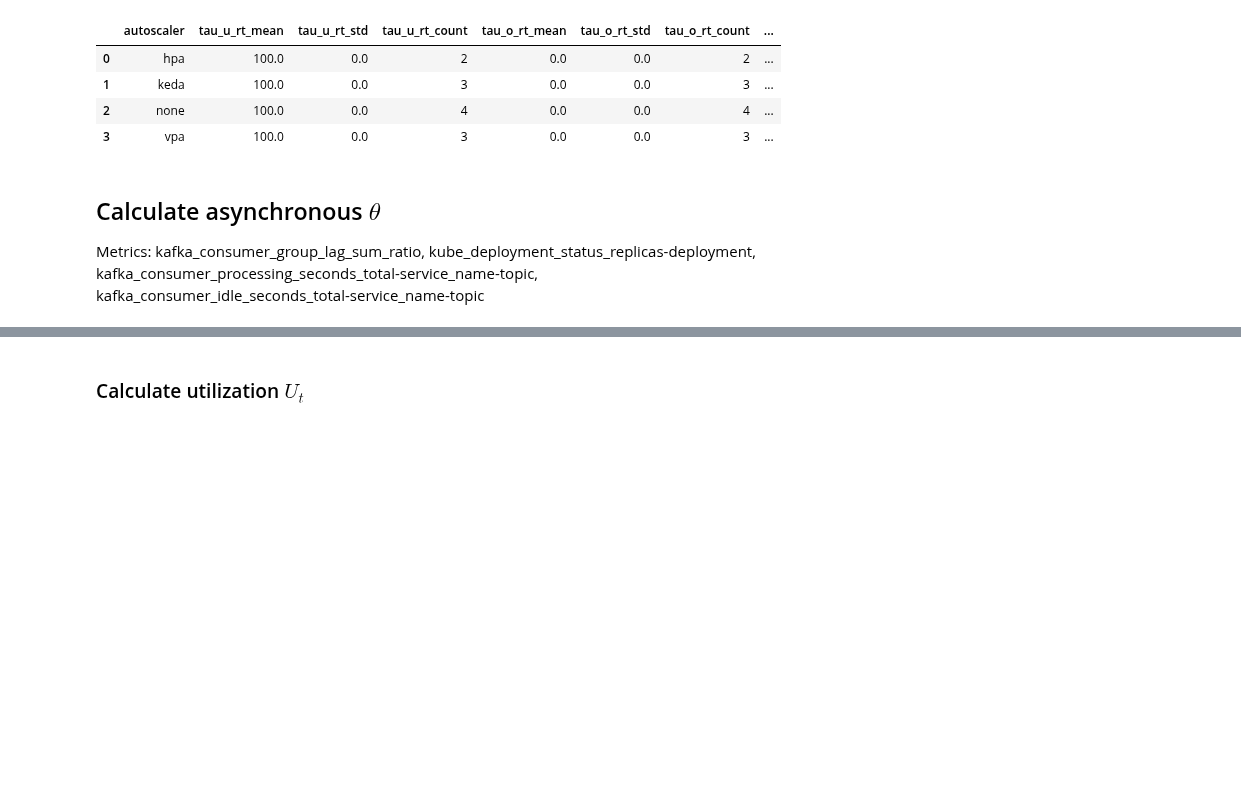
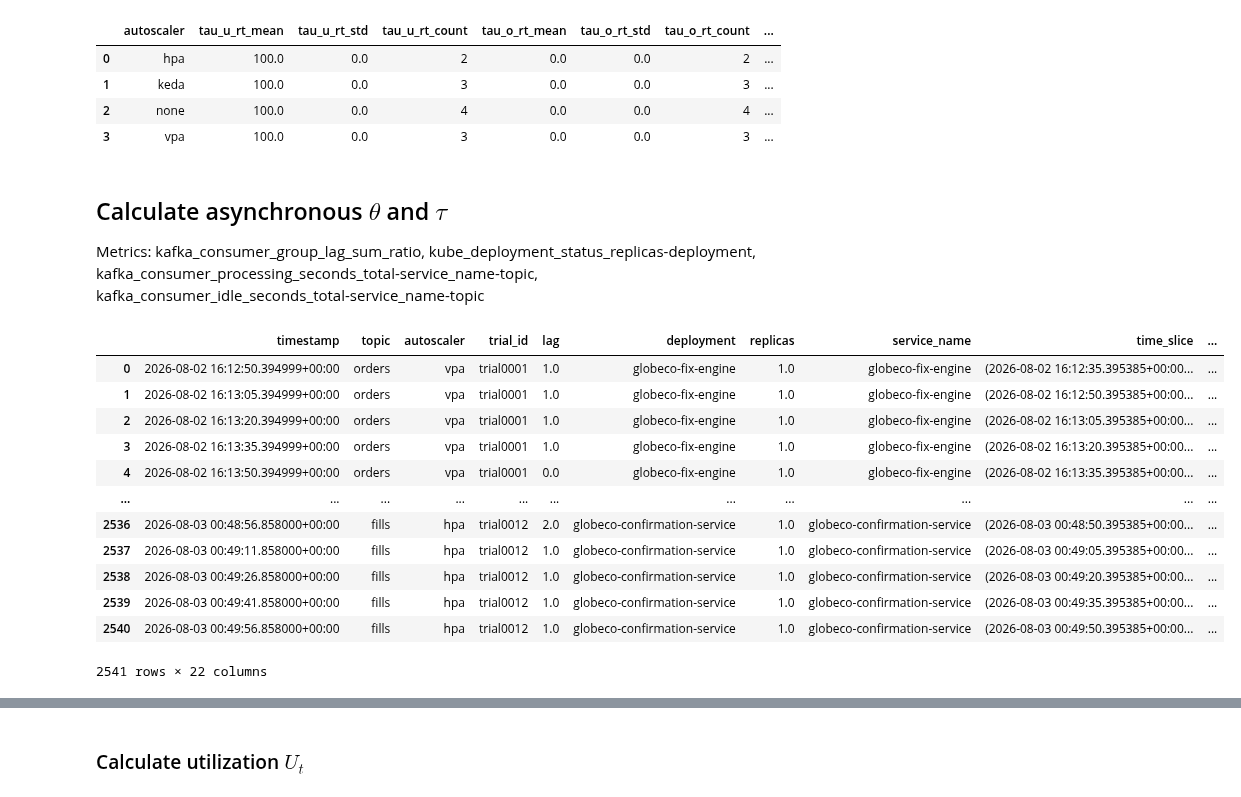
Before and after one commit to kasbench/kasbench-analysis, a Jupyter notebook: src/download_and_preprocess.ipynb, the cells around one changed output, grey strips where cells are left out. Drawn from its saved outputs; the diff is of its cells as text; code cells hidden in the pictures; blank space fills up the shorter version.

```diff
--- a/src/download_and_preprocess.ipynb
+++ b/src/download_and_preprocess.ipynb
@@ -840,6 +841,25 @@ weighted_tau_results
 | 2 | none | 100.0 | 0.0 | 4 | 0.0 | 0.0 | 4 | ... |
 | 3 | vpa | 100.0 | 0.0 | 3 | 0.0 | 0.0 | 3 | ... |
 # %% [markdown]
-## Calculate asynchronous $\theta$
+## Calculate asynchronous $\theta$ and $\tau$
 
 Metrics: kafka_consumer_group_lag_sum_ratio, kube_deployment_status_replicas-deployment, kafka_consumer_processing_seconds_total-service_name-topic, kafka_consumer_idle_seconds_total-service_name-topic
+# %%
+lag_df, agg_df = get_asynchronous_metrics(files, run_id, s3_bucket, earliest_start_time, latest_end_time,
+    l_max=5, l_target=5, n_min=0, u_target=0.50, gamma=0.50, omega=0.50, time_slice_seconds=15)
+# %%
+lag_df
+# %% [output]
+|  | timestamp | topic | autoscaler | trial_id | lag | deployment | replicas | service_name | time_slice | ... |
+| 0 | 2026-08-02 16:12:50.394999+00:00 | orders | vpa | trial0001 | 1.0 | globeco-fix-engine | 1.0 | globeco-fix-engine | (2026-08-02 16:12:35.395385+00:00... | ... |
+| 1 | 2026-08-02 16:13:05.394999+00:00 | orders | vpa | trial0001 | 1.0 | globeco-fix-engine | 1.0 | globeco-fix-engine | (2026-08-02 16:12:50.395385+00:00... | ... |
+| 2 | 2026-08-02 16:13:20.394999+00:00 | orders | vpa | trial0001 | 1.0 | globeco-fix-engine | 1.0 | globeco-fix-engine | (2026-08-02 16:13:05.395385+00:00... | ... |
+| 3 | 2026-08-02 16:13:35.394999+00:00 | orders | vpa | trial0001 | 1.0 | globeco-fix-engine | 1.0 | globeco-fix-engine | (2026-08-02 16:13:20.395385+00:00... | ... |
+| 4 | 2026-08-02 16:13:50.394999+00:00 | orders | vpa | trial0001 | 0.0 | globeco-fix-engine | 1.0 | globeco-fix-engine | (2026-08-02 16:13:35.395385+00:00... | ... |
+| ... | ... | ... | ... | ... | ... | ... | ... | ... | ... | ... |
+| 2536 | 2026-08-03 00:48:56.858000+00:00 | fills | hpa | trial0012 | 2.0 | globeco-confirmation-service | 1.0 | globeco-confirmation-service | (2026-08-03 00:48:50.395385+00:00... | ... |
+| 2537 | 2026-08-03 00:49:11.858000+00:00 | fills | hpa | trial0012 | 1.0 | globeco-confirmation-service | 1.0 | globeco-confirmation-service | (2026-08-03 00:49:05.395385+00:00... | ... |
+| 2538 | 2026-08-03 00:49:26.858000+00:00 | fills | hpa | trial0012 | 1.0 | globeco-confirmation-service | 1.0 | globeco-confirmation-service | (2026-08-03 00:49:20.395385+00:00... | ... |
+| 2539 | 2026-08-03 00:49:41.858000+00:00 | fills | hpa | trial0012 | 1.0 | globeco-confirmation-service | 1.0 | globeco-confirmation-service | (2026-08-03 00:49:35.395385+00:00... | ... |
+| 2540 | 2026-08-03 00:49:56.858000+00:00 | fills | hpa | trial0012 | 1.0 | globeco-confirmation-service | 1.0 | globeco-confirmation-service | (2026-08-03 00:49:50.395385+00:00... | ... |
+2541 rows × 22 columns
```
Also changed, not shown: parts of 14 cells of this notebook, 1 other file.
